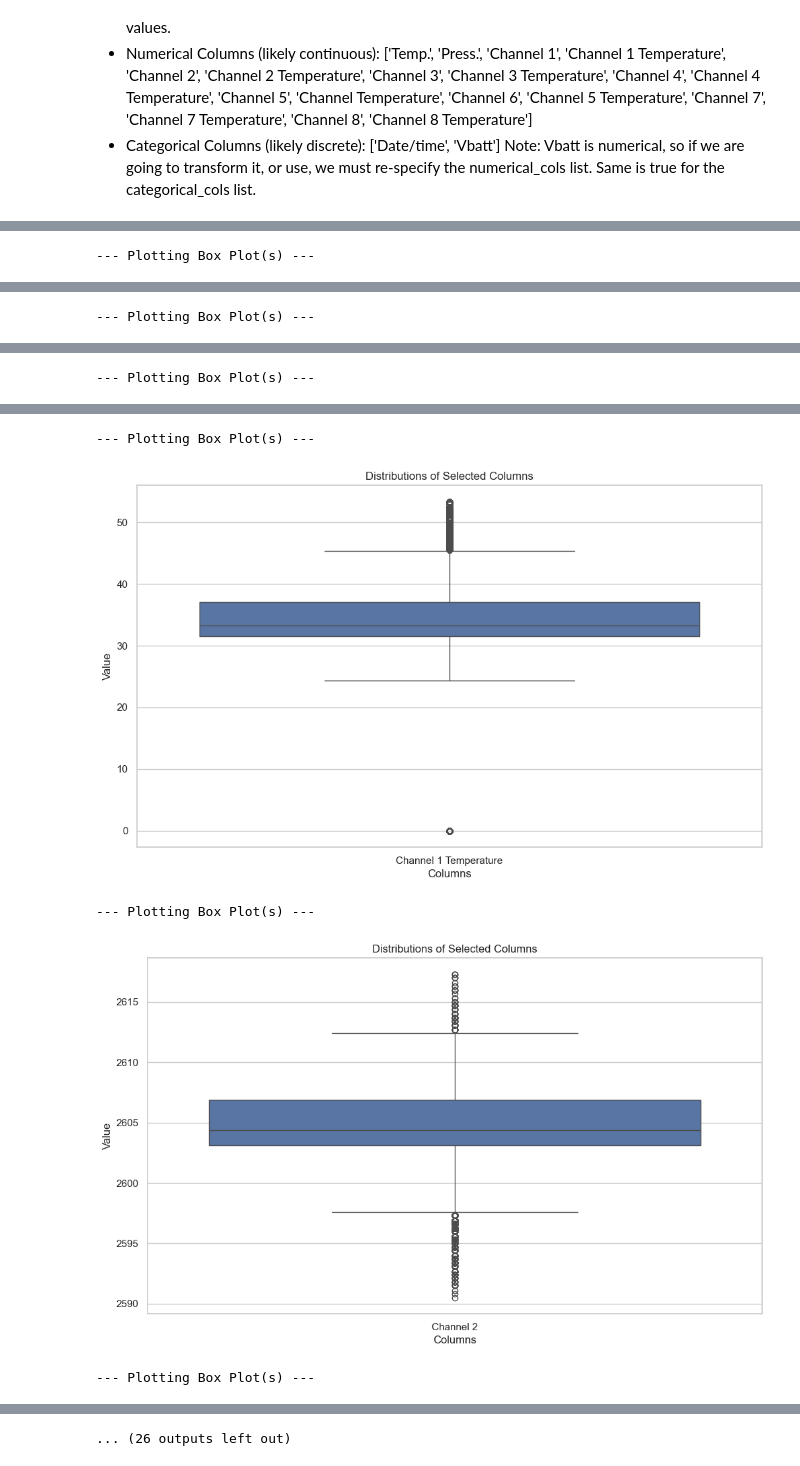
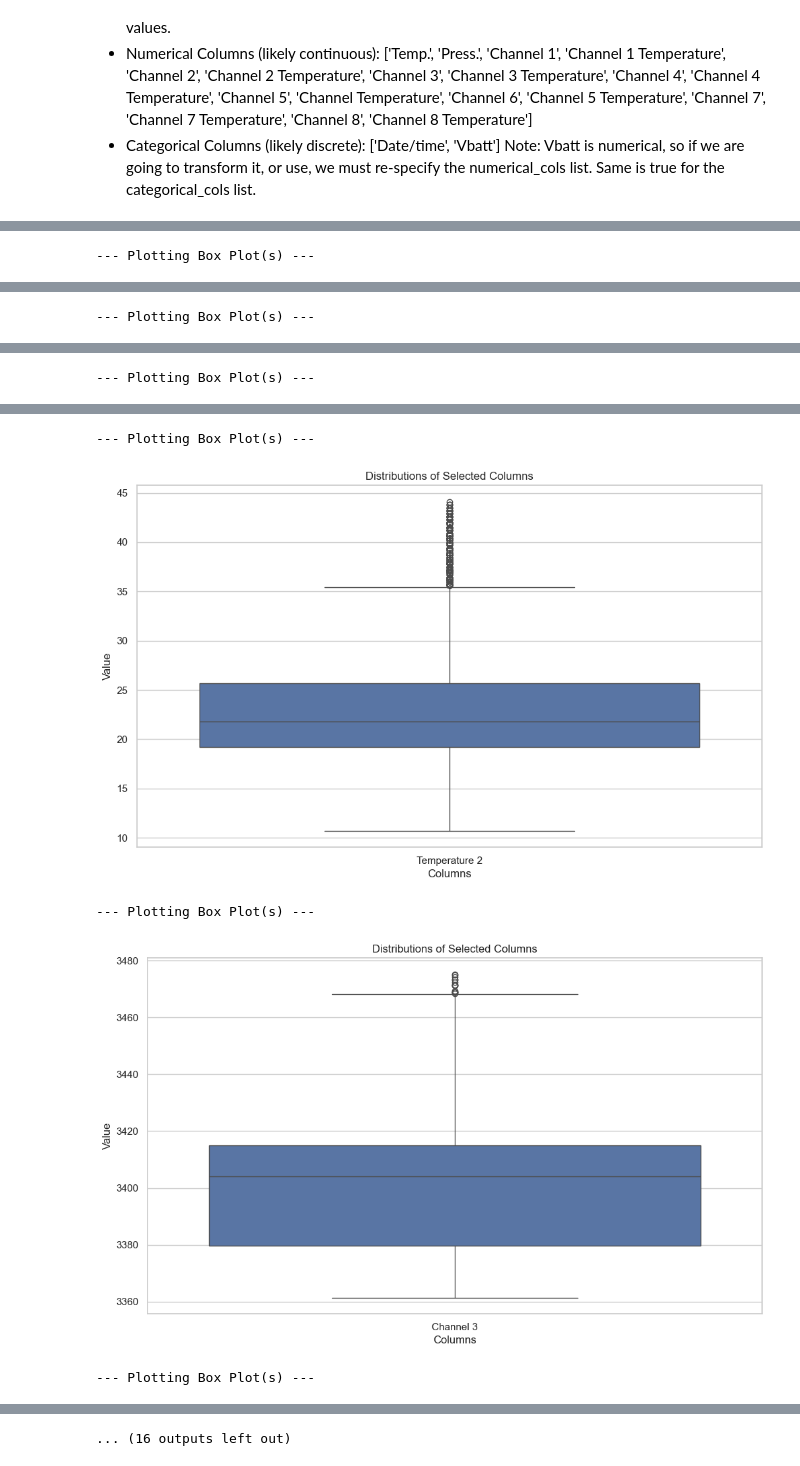
Before and after one commit to Sjakiesurfer1984/Exploratory_Data_Analysis_Suite, a Jupyter notebook: main.ipynb, the cells around one changed output, grey strips where cells are left out. Cells and saved outputs as stored; diff of their text form; code cells hidden in the pictures.

```diff
--- a/main.ipynb
+++ b/main.ipynb
@@ -153,10 +278,11 @@ analyzer.plot_distribution([f"Channel {i}" for i in range(1, 9)])
 # %%
 # as discussed and concluded, we must create our own numerical_cols list. Fortunately the analyzer.show_profile() has helped us generate a good start
 
-numerical_cols: List[str] = ['Temp.', 'Press.', 'Channel 1', 'Channel 1 Temperature', 'Channel 2', 'Channel 2 Temperature', 'Channel 3', 'Channel 3 Temperature', 'Channel 4', 'Channel 4 Temperature', 'Channel 5', 'Channel  Temperature', 'Channel 6', 'Channel 5 Temperature', 'Channel 7', 'Channel 7 Temperature', 'Channel 8', 'Channel 8 Temperature', 'Vbatt']
+numerical_cols: List[str] = ['Channel 1', 'Temperature 1', 'Channel 2', 'Temperature 2', 'Channel 3', 'Temperature 3', 'Channel 5', 'Temperature 5', 'Channel 6', 'Temperature 6', 'Channel 7', 'Temperature 7', 'Channel 8', 'Temperature 8']
 
 # now we can create boxplots for all of them.
-# visualizer.plot_boxplots(numerical_cols)
+# analyzer.plot_boxplots(numerical_cols)
+
 
 # Or, if we want individual plots:
 for col in numerical_cols:
@@ -171,5 +297,5 @@ for col in numerical_cols:
 --- Plotting Box Plot(s) ---
-[figure, old version]
+[figure, new version]
 --- Plotting Box Plot(s) ---
-[figure, old version]
+[figure, new version]
 --- Plotting Box Plot(s) ---
@@ -177,2 +303,2 @@ for col in numerical_cols:
-... (26 outputs left out)
+... (16 outputs left out)
 # %%
```
Also changed, not shown: parts of 10 cells of this notebook, 3 other files.
